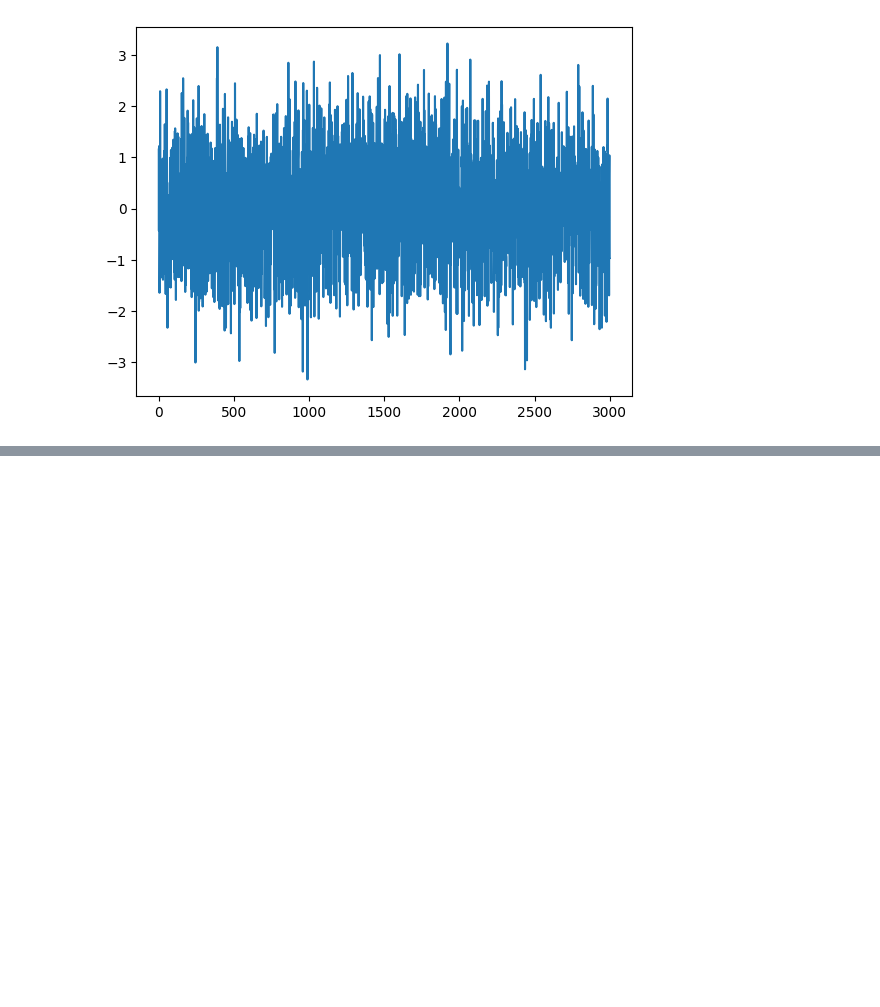
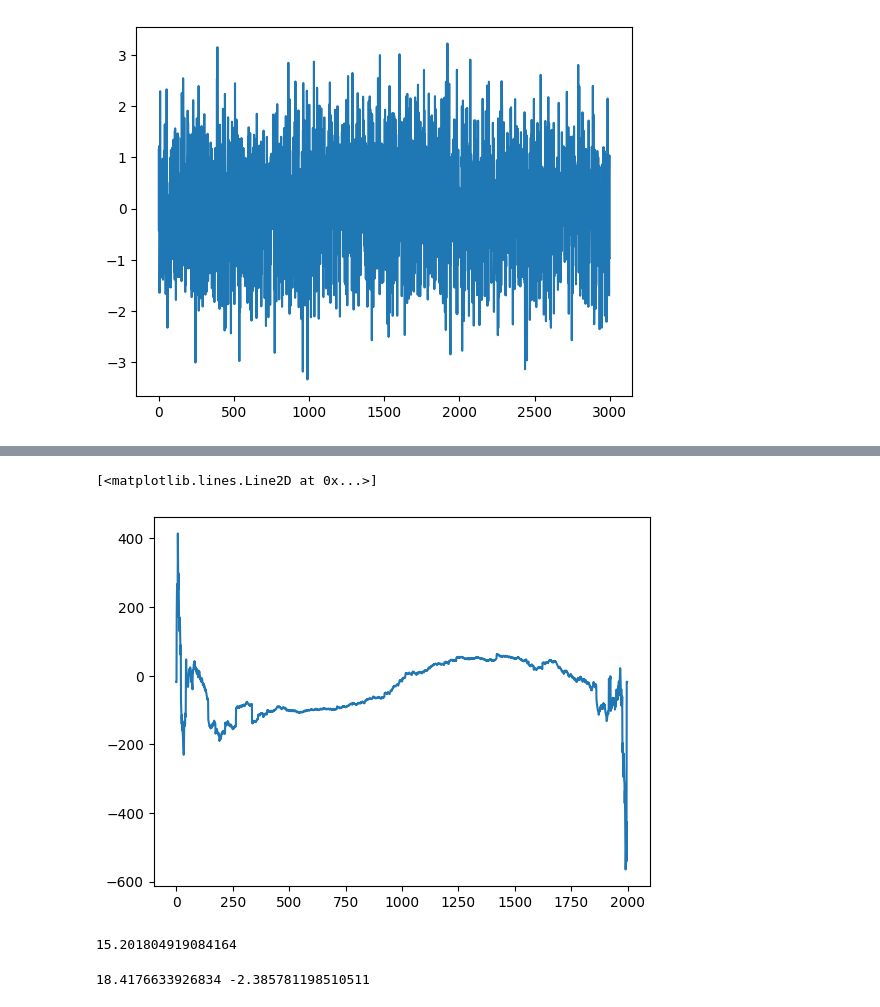
Before and after one commit to grosed/oop, a Jupyter notebook: notebooks/changes.ipynb, the cells around one changed output, grey strips where cells are left out. Drawn from its saved outputs; the diff is of its cells as text; code cells hidden in the pictures; blank space fills up the shorter version.

```diff
--- a/notebooks/changes.ipynb
+++ b/notebooks/changes.ipynb
@@ -149,0 +277,2 @@ print(end - start)
+# %%
+g = eCDFfh(Z,8)
@@ -149,0 +290,15 @@ print(end - start)
+# %%
+
+cost = [g(0,i) + g(i+1,1999) for i in range(len(Z)-1)]
+plt.plot(cost)
+# %% [output]
+[<matplotlib.lines.Line2D at 0x...>]
+[figure, added]
+# %%
+2*log(len(X))
+# %% [output]
+15.201804919084164
+# %%
+print(g(0,1999),min(cost))
+# %% [output]
+18.4176633926834 -2.385781198510511
```
Also changed, not shown: parts of 20 cells of this notebook.
